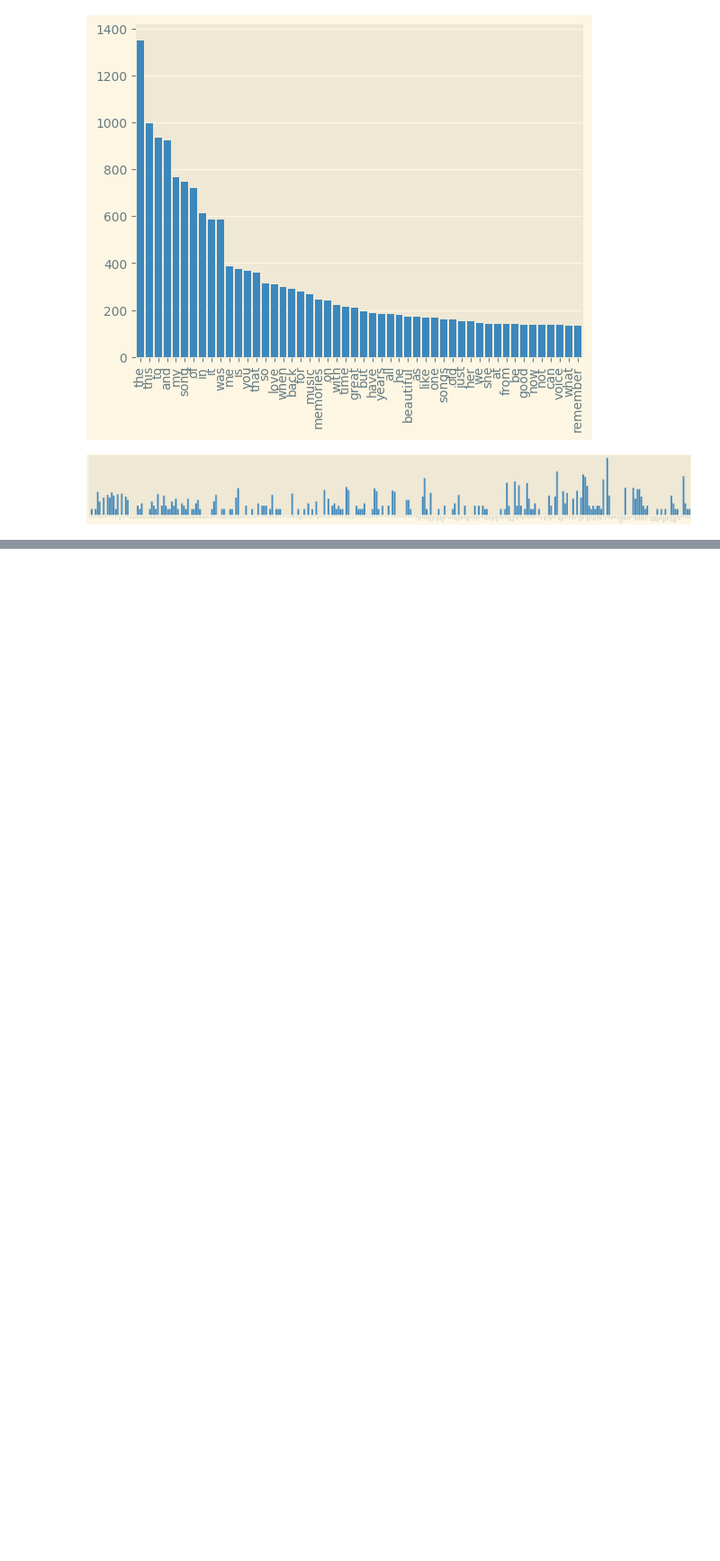
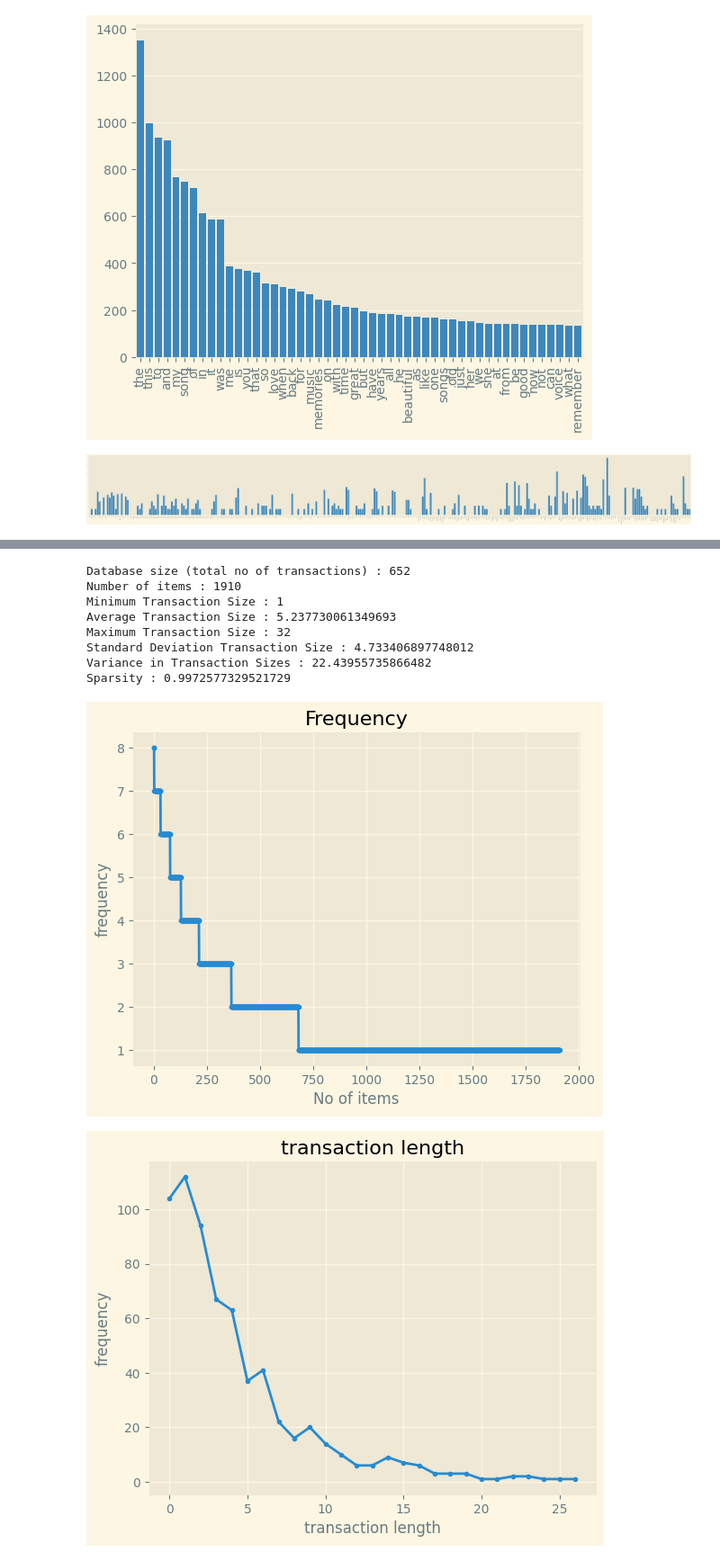
Before and after one commit to alan0502/DMLab1, a Jupyter notebook: DM2024-Lab1-Master/Secondpart.ipynb, the cells around one changed output, grey strips where cells are left out. Shown: that part at 90% size. Drawn from its saved outputs; the diff is of its cells as text; code cells hidden in the pictures; blank space fills up the shorter version.

```diff
--- a/DM2024-Lab1-Master/Secondpart.ipynb
+++ b/DM2024-Lab1-Master/Secondpart.ipynb
@@ -679,0 +930,17 @@ g.set_xticklabels(count_vect.get_feature_names_out()[:300], rotation = 90);
+# %%
+from PAMI.extras.dbStats import TransactionalDatabase as tds
+obj = tds.TransactionalDatabase('td_freq_db_nostalgia.csv')
+obj.run()
+obj.printStats()
+obj.plotGraphs()
+# %% [output]
+Database size (total no of transactions) : 652
+Number of items : 1910
+Minimum Transaction Size : 1
+Average Transaction Size : 5.237730061349693
+Maximum Transaction Size : 32
+Standard Deviation Transaction Size : 4.733406897748012
+Variance in Transaction Sizes : 22.43955735866482
+Sparsity : 0.9972577329521729
+[figure, added]
+[figure, added]
```
Also changed, not shown: parts of 22 cells of this notebook, 4 other files.
